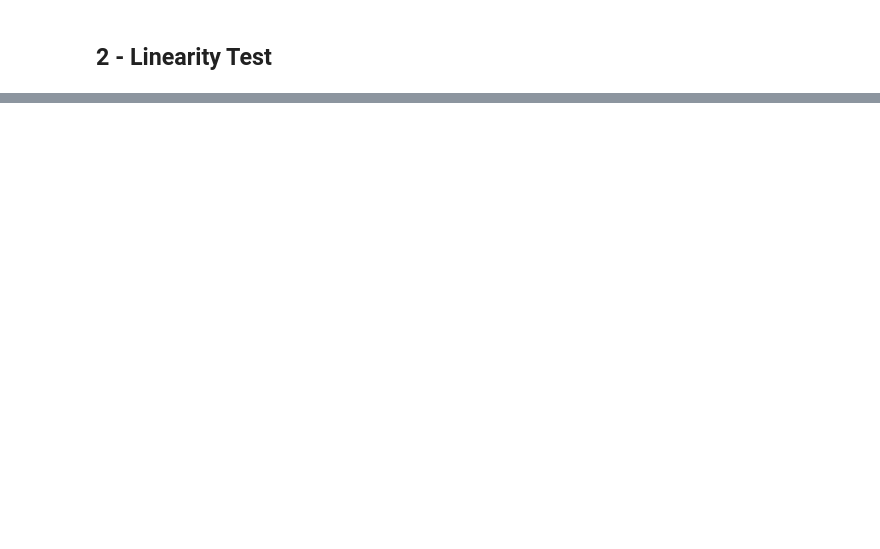
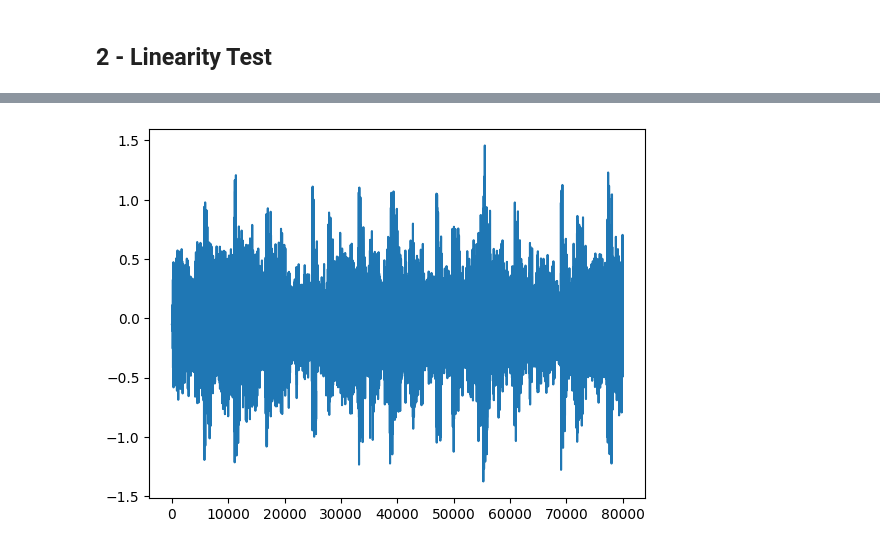
Before and after one commit to wkzng/iSincNet, a Jupyter notebook: demo.ipynb, the cells around one changed output, grey strips where cells are left out. Drawn from its saved outputs; the diff is of its cells as text; code cells hidden in the pictures; blank space fills up the shorter version.

```diff
--- a/demo.ipynb
+++ b/demo.ipynb
@@ -142,7 +195,7 @@ audio_pathes = {
 
 }
 
-selection = [0,1]
+selection = [0,2]
 
 wavs = []
 for choice in selection:
@@ -155,3 +208,4 @@ wavs.insert(0, mix)
 
 plt.plot(mix[0])
 ipd.Audio(mix, rate=SAMPLE_RATE, autoplay=False)
+# %% [output]
@@ -158,3 +213,4 @@ ipd.Audio(mix, rate=SAMPLE_RATE, autoplay=False)
+[figure, added]
 # %%
 spectrograms = []
 reconstructed = []
```
Also changed, not shown: parts of 9 cells of this notebook, 5 other files.
